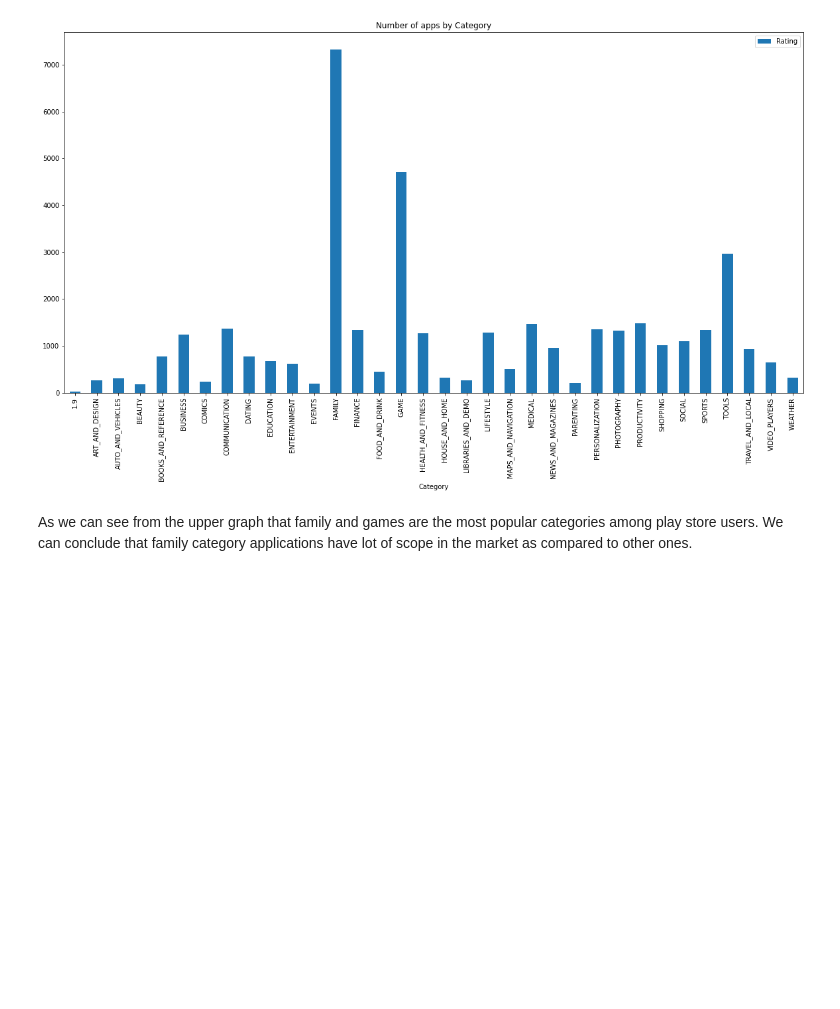
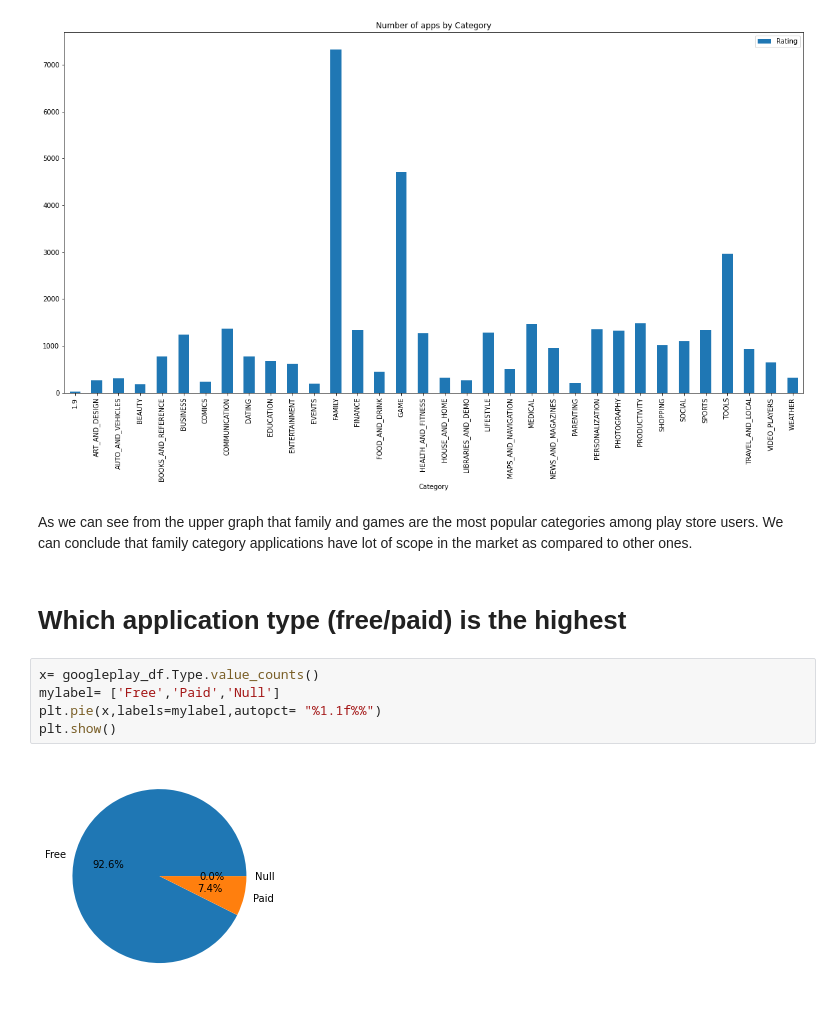
Before and after one commit to ekanshsinghrathore/eda_playstore, a Jupyter notebook: Play_Store_App_Review_Analysis_Capstone_Project.ipynb, the cells around one changed output. Saved outputs shown, nothing was run; the diff lists cells and outputs as text; blank space fills up the shorter version.

```diff
--- a/Play_Store_App_Review_Analysis_Capstone_Project.ipynb
+++ b/Play_Store_App_Review_Analysis_Capstone_Project.ipynb
@@ -119,3 +119,12 @@ plt.title("Number of apps by Category");
 [figure]
 # %% [markdown]
 As we can see from the upper graph that family and games are the most popular categories among play store users. We can conclude that family category applications have lot of scope in the market as compared to other ones.
+# %% [markdown]
+# Which application type (free/paid) is the highest
+# %%
+x= googleplay_df.Type.value_counts()
+mylabel= ['Free','Paid','Null']
+plt.pie(x,labels=mylabel,autopct= "%1.1f%%")
+plt.show()
+# %% [output]
+[figure, added]
```
Also changed, not shown: parts of 4 cells of this notebook.
